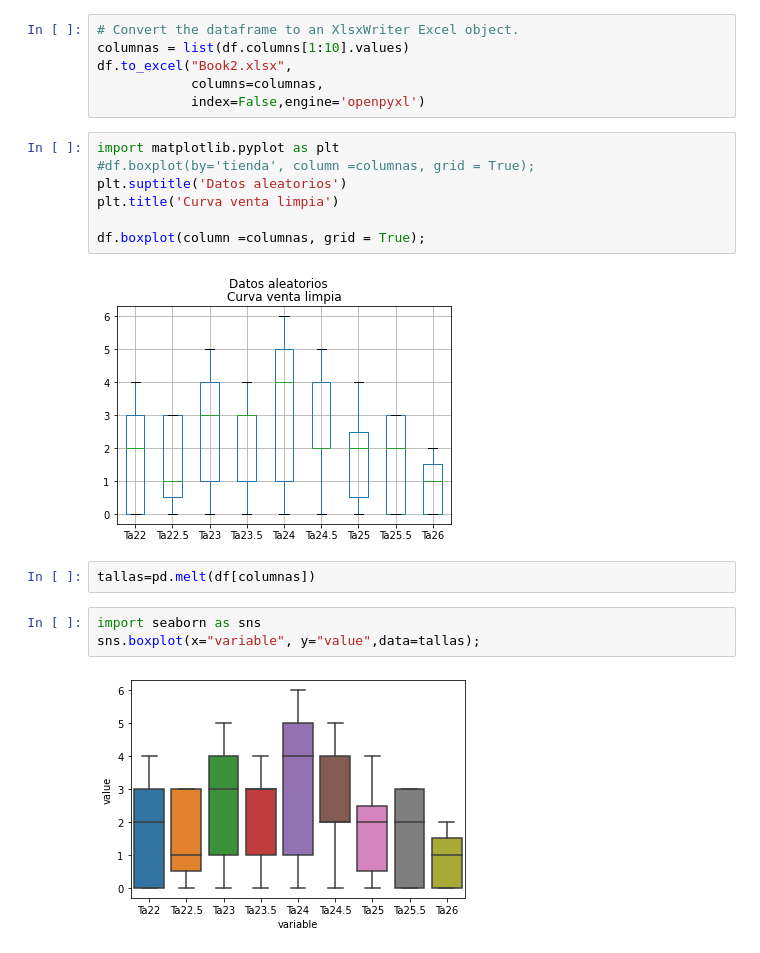
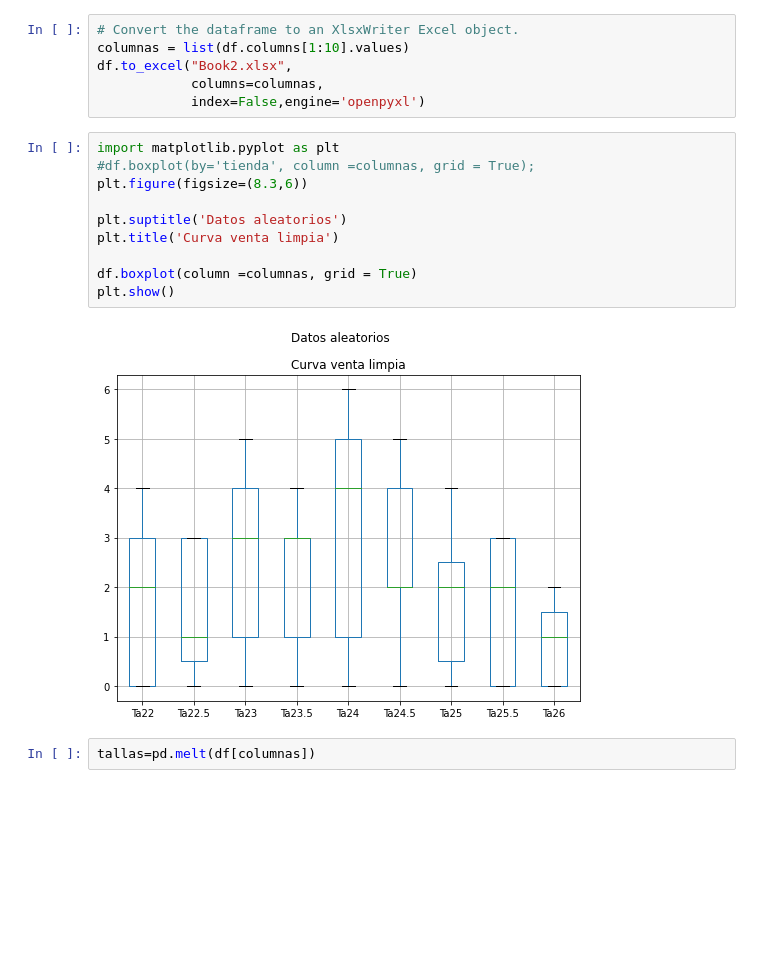
Before and after one commit to jcjimenezb123/PFM_PronosticoDemanda, a Jupyter notebook: RecontruccionVta.ipynb, the cells around one changed output. Saved outputs shown, nothing was run; the diff lists cells and outputs as text; blank space fills up the shorter version.

```diff
--- a/RecontruccionVta.ipynb
+++ b/RecontruccionVta.ipynb
@@ -210,16 +210,14 @@ df.to_excel("Book2.xlsx",
 # %%
 import matplotlib.pyplot as plt
 #df.boxplot(by='tienda', column =columnas, grid = True);
+plt.figure(figsize=(8.3,6))
+
 plt.suptitle('Datos aleatorios')
 plt.title('Curva venta limpia')
 
-df.boxplot(column =columnas, grid = True);
+df.boxplot(column =columnas, grid = True)
+plt.show()
 # %% [output]
-[figure, old version]
+[figure, new version]
 # %%
 tallas=pd.melt(df[columnas])
-# %%
-import seaborn as sns
-sns.boxplot(x="variable", y="value",data=tallas);
-# %% [output]
-[figure, removed]
```
Also changed, not shown: parts of 4 cells of this notebook.
